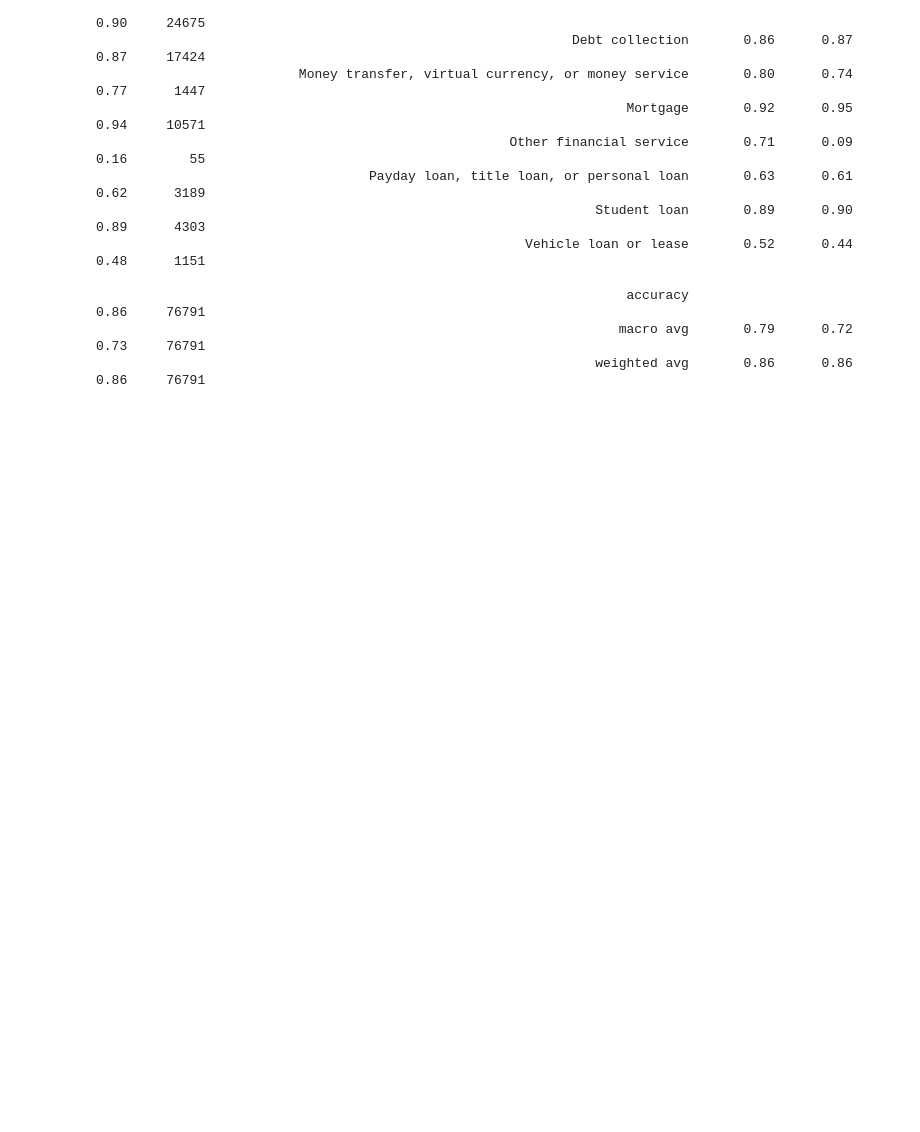
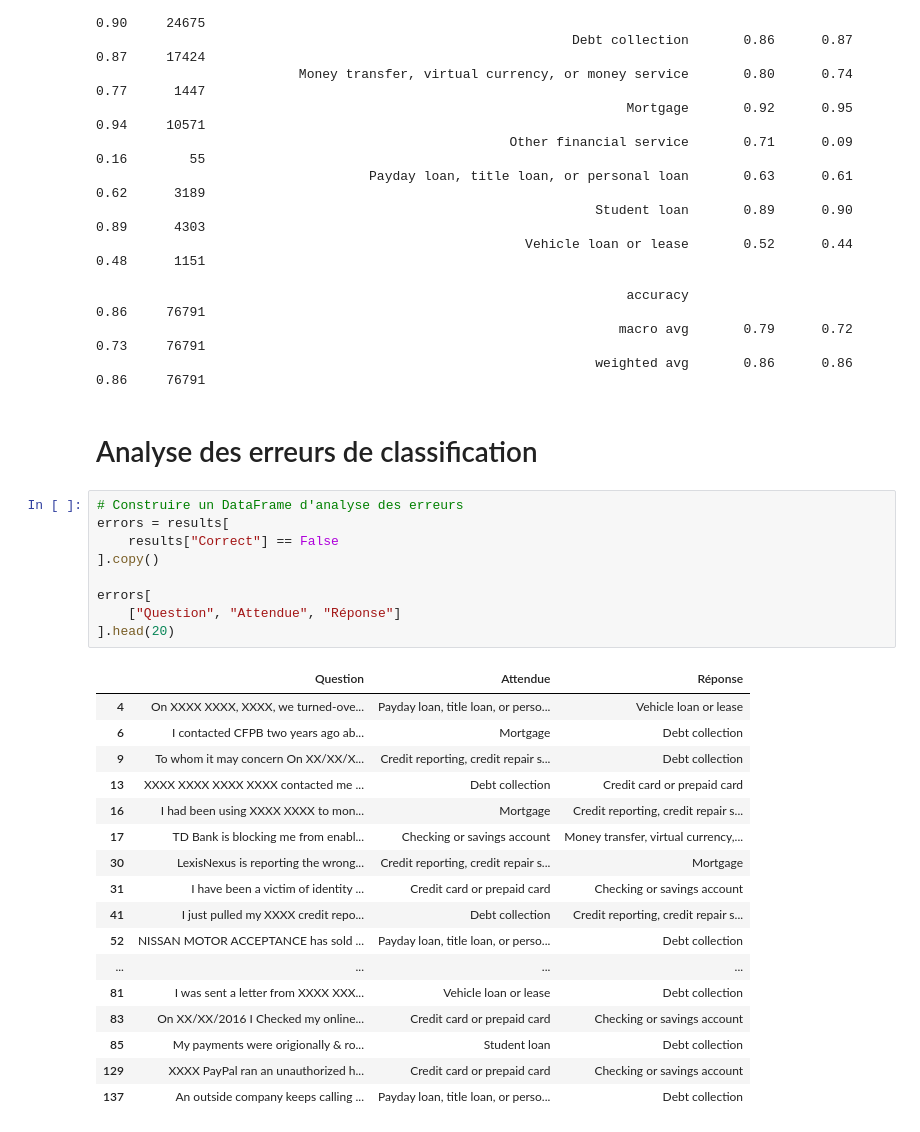
Before and after one commit to Ace4teaM/OCR-ZenAssist, a Jupyter notebook: 3_approche_ml.ipynb, the cells around one changed output. Drawn from its saved outputs; the diff is of its cells as text; blank space fills up the shorter version.

```diff
--- a/3_approche_ml.ipynb
+++ b/3_approche_ml.ipynb
@@ -543,3 +550,32 @@ Credit reporting, credit repair services, or other personal consumer reports
                                                                     accuracy                           0.86     76791
                                                                    macro avg       0.79      0.72      0.73     76791
                                                                 weighted avg       0.86      0.86      0.86     76791
+# %% [markdown]
+# Analyse des erreurs de classification
+# %%
+# Construire un DataFrame d'analyse des erreurs
+errors = results[
+    results["Correct"] == False
+].copy()
+
+errors[
+    ["Question", "Attendue", "Réponse"]
+].head(20)
+# %% [output]
+|  | Question | Attendue | Réponse |
+| 4 | On XXXX XXXX, XXXX, we turned-ove... | Payday loan, title loan, or perso... | Vehicle loan or lease |
+| 6 | I contacted CFPB two years ago ab... | Mortgage | Debt collection |
+| 9 | To whom it may concern On XX/XX/X... | Credit reporting, credit repair s... | Debt collection |
+| 13 | XXXX XXXX XXXX XXXX contacted me ... | Debt collection | Credit card or prepaid card |
+| 16 | I had been using XXXX XXXX to mon... | Mortgage | Credit reporting, credit repair s... |
+| 17 | TD Bank is blocking me from enabl... | Checking or savings account | Money transfer, virtual currency,... |
+| 30 | LexisNexus is reporting the wrong... | Credit reporting, credit repair s... | Mortgage |
+| 31 | I have been a victim of identity ... | Credit card or prepaid card | Checking or savings account |
+| 41 | I just pulled my XXXX credit repo... | Debt collection | Credit reporting, credit repair s... |
+| 52 | NISSAN MOTOR ACCEPTANCE has sold ... | Payday loan, title loan, or perso... | Debt collection |
+| ... | ... | ... | ... |
+| 81 | I was sent a letter from XXXX XXX... | Vehicle loan or lease | Debt collection |
+| 83 | On XX/XX/2016 I Checked my online... | Credit card or prepaid card | Checking or savings account |
+| 85 | My payments were origionally & ro... | Student loan | Debt collection |
+| 129 | XXXX PayPal ran an unauthorized h... | Credit card or prepaid card | Checking or savings account |
+| 137 | An outside company keeps calling ... | Payday loan, title loan, or perso... | Debt collection |
```
Also changed, not shown: parts of 22 cells of this notebook, 8 other files.
